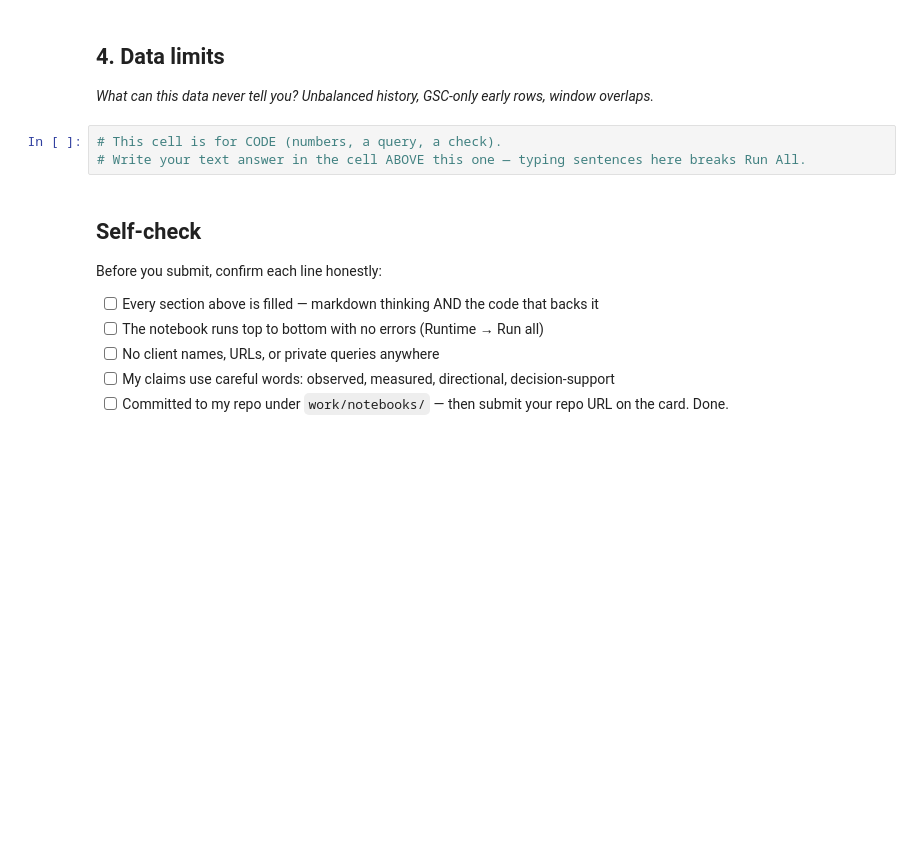
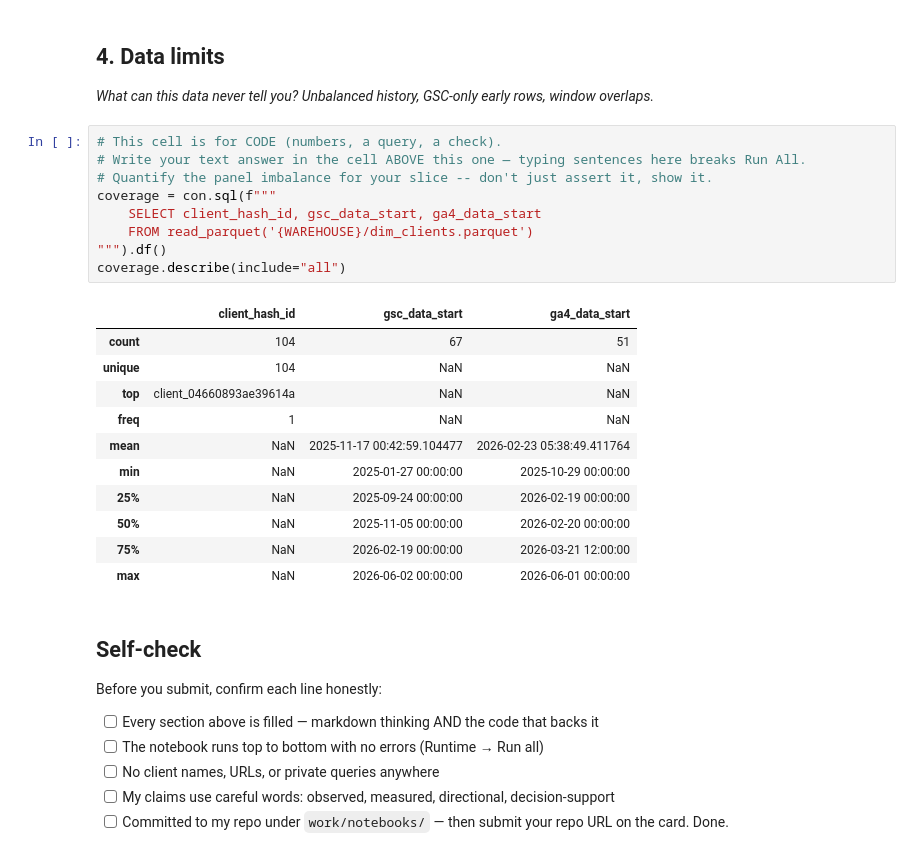
Before and after one commit to SubhadeepBhadra/subhflyrank-internship, a Jupyter notebook: work/notebooks/w03_data_contract.ipynb, the cells around one changed output. Drawn from its saved outputs; the diff is of its cells as text; blank space fills up the shorter version.

```diff
--- a/work/notebooks/w03_data_contract.ipynb
+++ b/work/notebooks/w03_data_contract.ipynb
@@ -34,6 +223,24 @@ This skeleton is yours to fill. Work the sections **in order** — each one has
 # %%
 # This cell is for CODE (numbers, a query, a check).
 # Write your text answer in the cell ABOVE this one — typing sentences here breaks Run All.
+# Quantify the panel imbalance for your slice -- don't just assert it, show it.
+coverage = con.sql(f"""
+    SELECT client_hash_id, gsc_data_start, ga4_data_start
+    FROM read_parquet('{WAREHOUSE}/dim_clients.parquet')
+""").df()
+coverage.describe(include="all")
+# %% [output]
+|  | client_hash_id | gsc_data_start | ga4_data_start |
+| count | 104 | 67 | 51 |
+| unique | 104 | NaN | NaN |
+| top | client_04660893ae39614a | NaN | NaN |
+| freq | 1 | NaN | NaN |
+| mean | NaN | 2025-11-17 00:42:59.104477 | 2026-02-23 05:38:49.411764 |
+| min | NaN | 2025-01-27 00:00:00 | 2025-10-29 00:00:00 |
+| 25% | NaN | 2025-09-24 00:00:00 | 2026-02-19 00:00:00 |
+| 50% | NaN | 2025-11-05 00:00:00 | 2026-02-20 00:00:00 |
+| 75% | NaN | 2026-02-19 00:00:00 | 2026-03-21 12:00:00 |
+| max | NaN | 2026-06-02 00:00:00 | 2026-06-01 00:00:00 |
 # %% [markdown]
 ## Self-check
 
```
Also changed, not shown: parts of 6 cells of this notebook.
